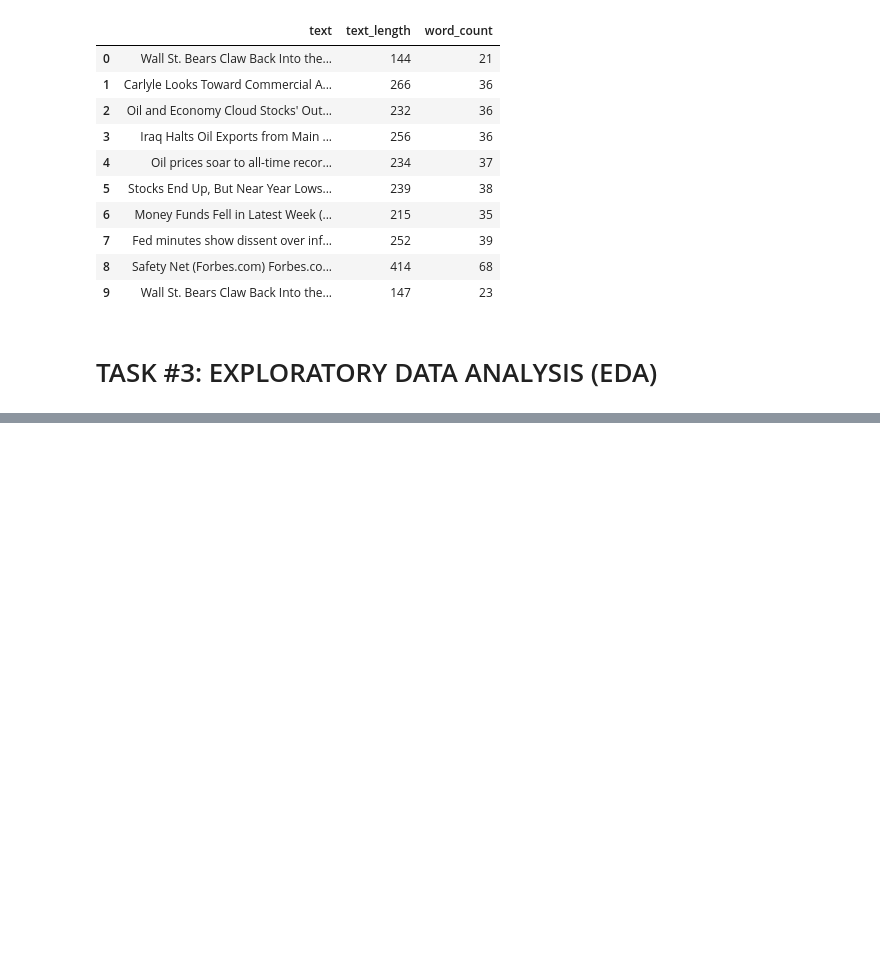
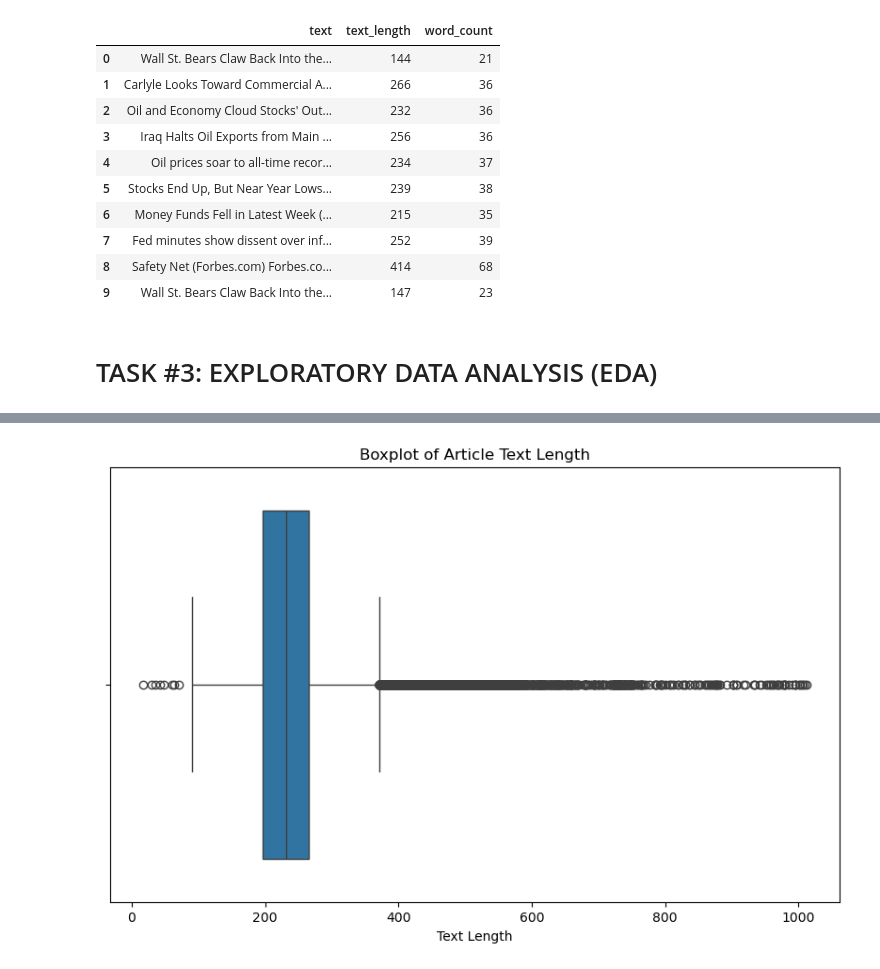
Before and after one commit to ranjansinghds/News-Article-Clustering-NLP-Project, a Jupyter notebook: News_Articles_Clustering_Project.ipynb, the cells around one changed output, grey strips where cells are left out. Cells and saved outputs as stored; diff of their text form; code cells hidden in the pictures; blank space fills up the shorter version.

```diff
--- a/News_Articles_Clustering_Project.ipynb
+++ b/News_Articles_Clustering_Project.ipynb
@@ -185,0 +208,10 @@ news_df[['text', 'text_length', 'word_count']].head(10)
+# %%
+# Visualizing the boxplot of text lengths
+plt.figure(figsize=(10, 6))
+sns.boxplot(x=news_df['text_length'])
+
+plt.xlabel('Text Length')
+plt.title('Boxplot of Article Text Length')
+plt.show()
+# %% [output]
+[figure, added]
```
Also changed, not shown: parts of 8 cells of this notebook, 6 other files.
